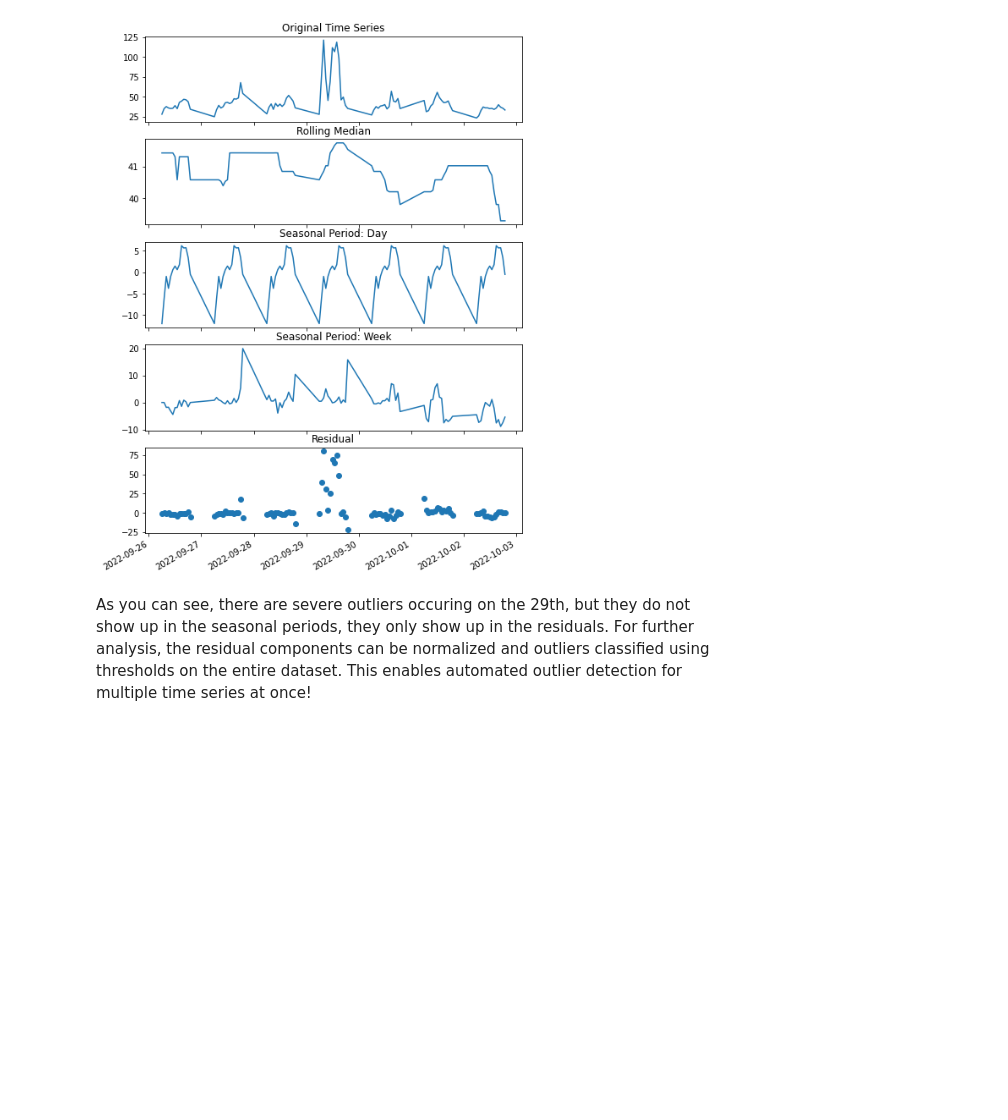
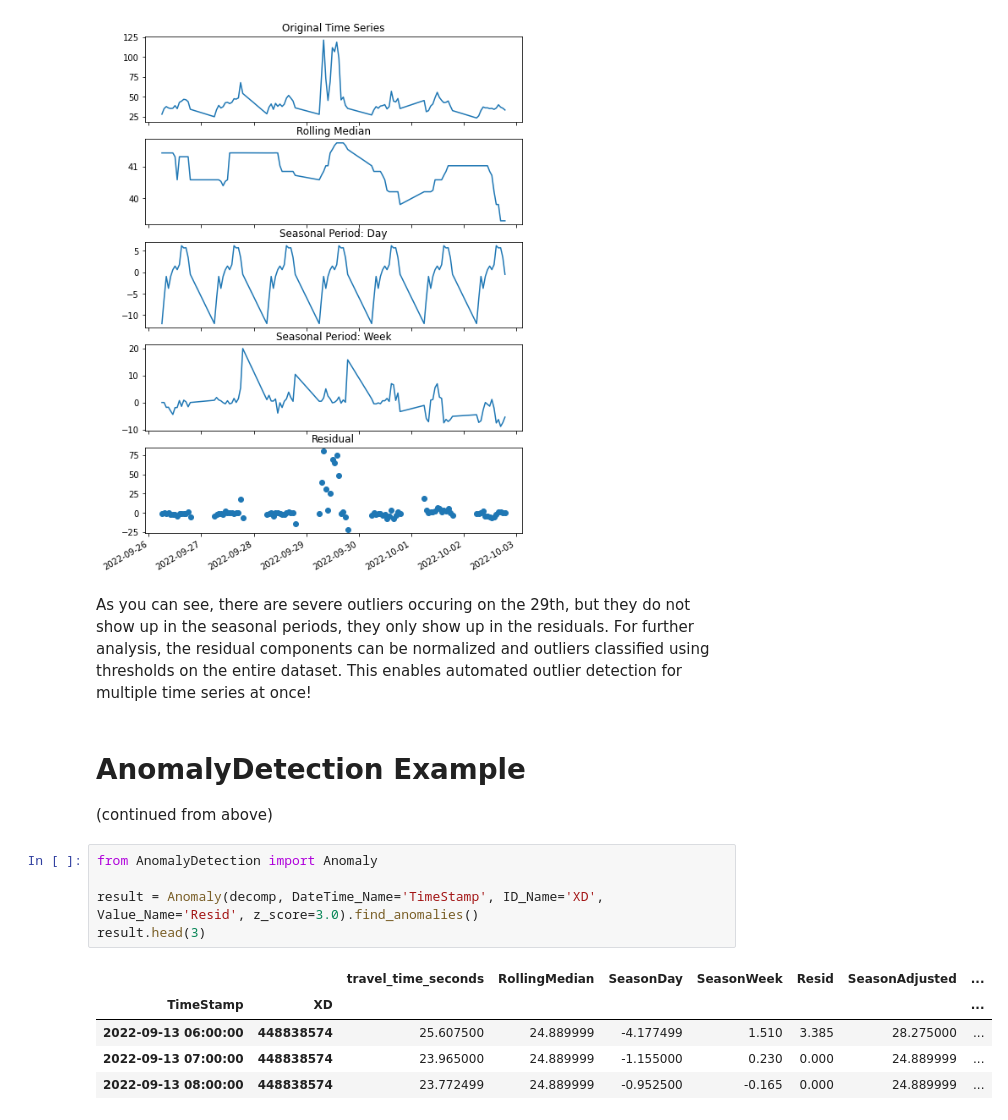
Before and after one commit to ShawnStrasser/TimeSeriesAnalysis, a Jupyter notebook: Example.ipynb, the cells around one changed output. Cells and saved outputs as stored; diff of their text form; blank space fills up the shorter version.

```diff
--- a/Example.ipynb
+++ b/Example.ipynb
@@ -56,3 +54,18 @@ plt.show()
 [figure]
 # %% [markdown]
 As you can see, there are severe outliers occuring on the 29th, but they do not show up in the seasonal periods, they only show up in the residuals. For further analysis, the residual components can be normalized and outliers classified using thresholds on the entire dataset. This enables automated outlier detection for multiple time series at once!
+# %% [markdown]
+# AnomalyDetection Example
+
+(continued from above)
+# %%
+from AnomalyDetection import Anomaly
+
+result = Anomaly(decomp, DateTime_Name='TimeStamp', ID_Name='XD', Value_Name='Resid', z_score=3.0).find_anomalies()
+result.head(3)
+# %% [output]
+|  |  | travel_time_seconds | RollingMedian | SeasonDay | SeasonWeek | Resid | SeasonAdjusted | ... |
+| TimeStamp | XD |  |  |  |  |  |  | ... |
+| 2022-09-13 06:00:00 | 448838574 | 25.607500 | 24.889999 | -4.177499 | 1.510 | 3.385 | 28.275000 | ... |
+| 2022-09-13 07:00:00 | 448838574 | 23.965000 | 24.889999 | -1.155000 | 0.230 | 0.000 | 24.889999 | ... |
+| 2022-09-13 08:00:00 | 448838574 | 23.772499 | 24.889999 | -0.952500 | -0.165 | 0.000 | 24.889999 | ... |
```
Also changed, not shown: parts of 7 cells of this notebook, 1 other file.
